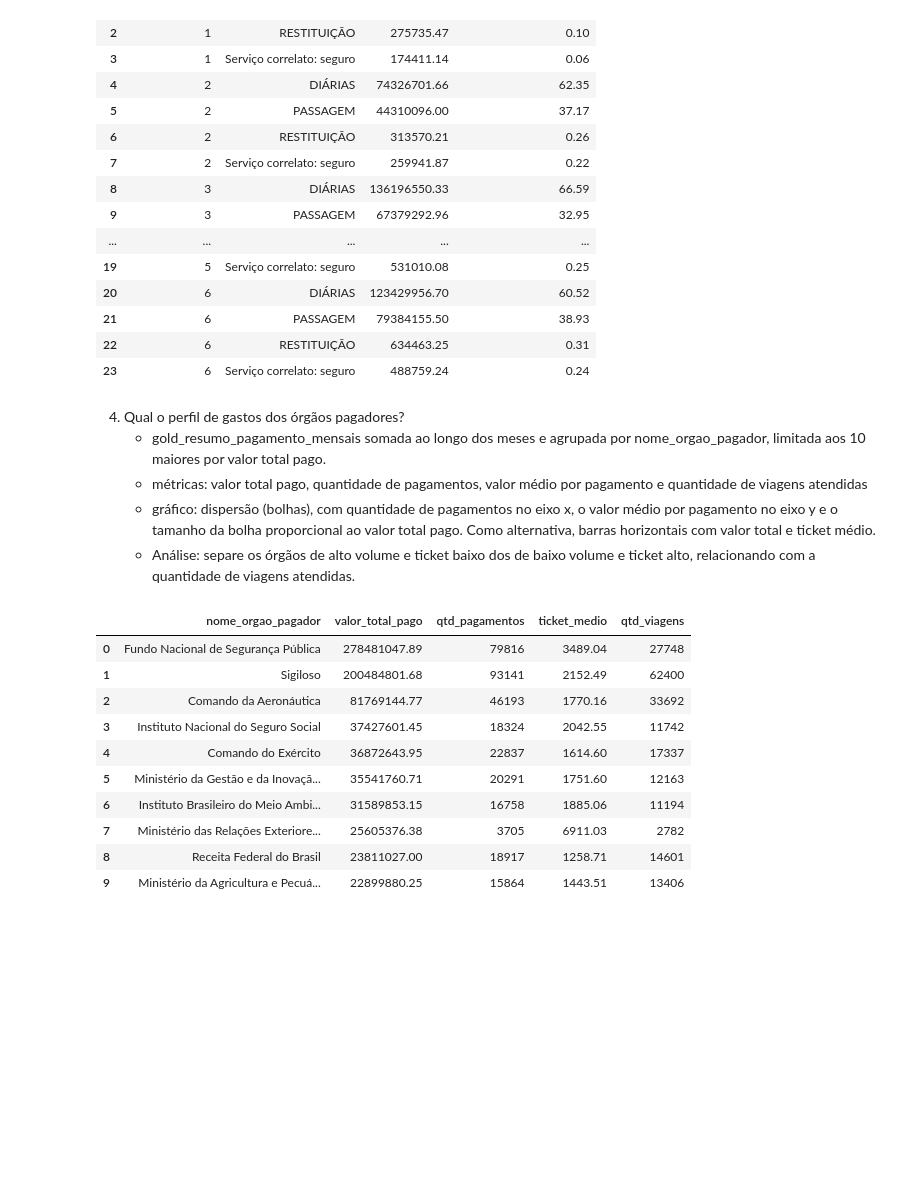
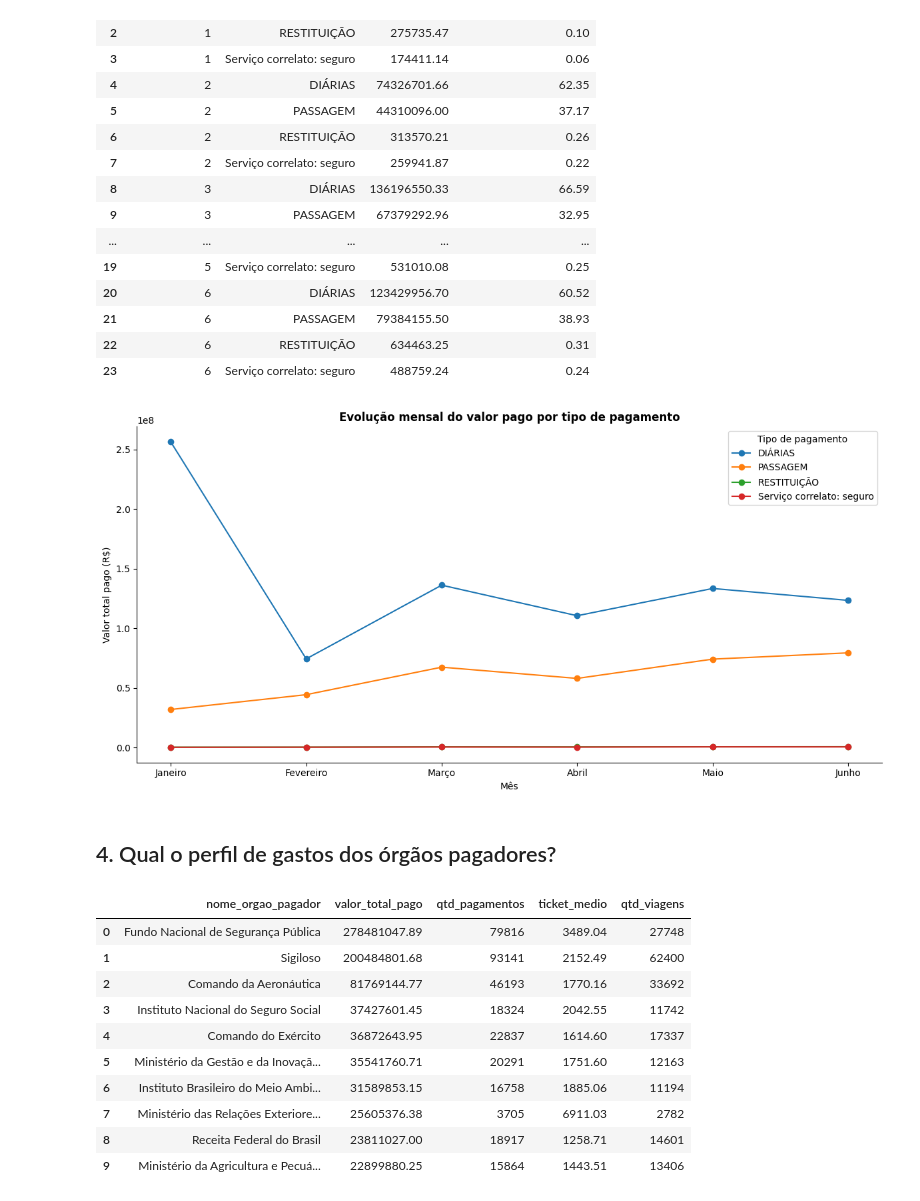
Before and after one commit to ruanguths/projeto-final-ruan-guths, a Jupyter notebook: scripts/3_analise.ipynb, the cells around one changed output. Saved outputs shown, nothing was run; the diff lists cells and outputs as text; code cells hidden in the pictures; blank space fills up the shorter version.

Commit message:
cria os graficos e pasta reports

```diff
--- a/scripts/3_analise.ipynb
+++ b/scripts/3_analise.ipynb
@@ -240,13 +311,49 @@ df_tipo_pagamento_porcen
 | 21 | 6 | PASSAGEM | 79384155.50 | 38.93 |
 | 22 | 6 | RESTITUIÇÃO | 634463.25 | 0.31 |
 | 23 | 6 | Serviço correlato: seguro | 488759.24 | 0.24 |
+# %%
+meses = {1: 'Janeiro', 2: 'Fevereiro', 3: 'Março', 4: 'Abril', 5: 'Maio', 6: 'Junho'}
+
+plt.figure(figsize=(12, 6))
+
+# Cria uma linha para cada tipo de pagamento
+for tipo, dados in df_tipo_pagamento_porcen.groupby('tipo_pagamento'):
+    plt.plot(
+        dados['mes_referencia'],
+        dados['total_pago'],
+        marker='o',
+        label=tipo
+    )
+
+plt.title(
+    'Evolução mensal do valor pago por tipo de pagamento',
+    fontweight='bold'
+)
+
+plt.xlabel('Mês')
+plt.ylabel('Valor total pago (R$)')
+
+# Mostra somente os 6 meses
+plt.xticks(
+    range(1, 7),
+    [meses[i] for i in range(1, 7)]
+)
+
+# Remove a grade
+plt.grid(False)
+
+# Remove as bordas superior e direita
+plt.gca().spines['top'].set_visible(False)
+plt.gca().spines['right'].set_visible(False)
+
+plt.legend(title='Tipo de pagamento')
+
+plt.tight_layout()
+plt.show()
+# %% [output]
+[figure, added]
 # %% [markdown]
-4. Qual o perfil de gastos dos órgãos pagadores?
-    - gold_resumo_pagamento_mensais somada ao longo dos meses e agrupada por nome_orgao_pagador, limitada aos 10 maiores por valor total pago.
-    - métricas: valor total pago, quantidade de pagamentos, valor médio por pagamento e quantidade de viagens atendidas
-    - gráfico: dispersão (bolhas), com quantidade de pagamentos no eixo x, o valor médio por pagamento no eixo y e o tamanho da bolha proporcional
-ao valor total pago. Como alternativa, barras horizontais com valor total e ticket médio.
-    - Análise: separe os órgãos de alto volume e ticket baixo dos de baixo volume e ticket alto, relacionando com a quantidade de viagens atendidas.
+<h2>4. Qual o perfil de gastos dos órgãos pagadores?
 # %%
 # total pago em todo o período entre os 10 órgãos que mais gastaram
 
```
Also changed, not shown: parts of 9 cells of this notebook, 7 other files.
